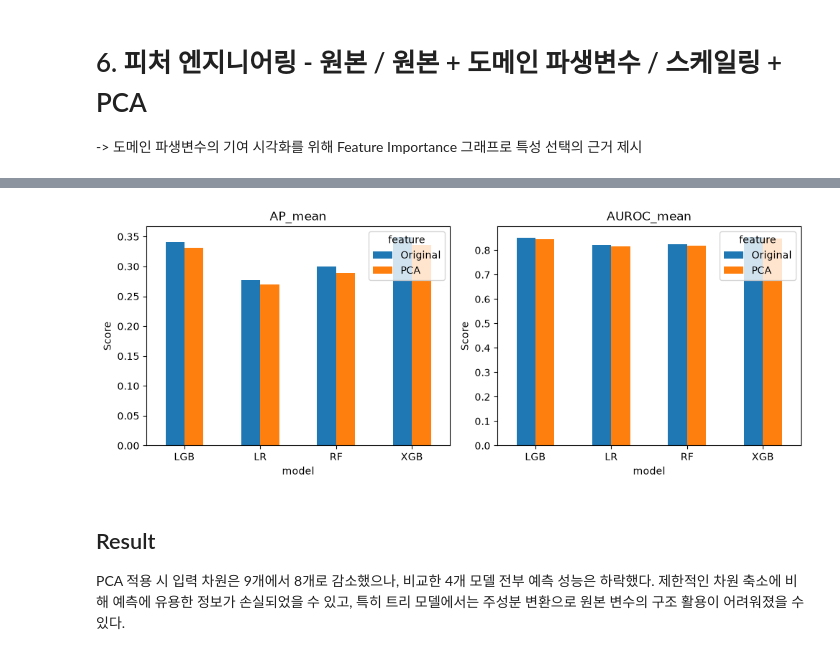
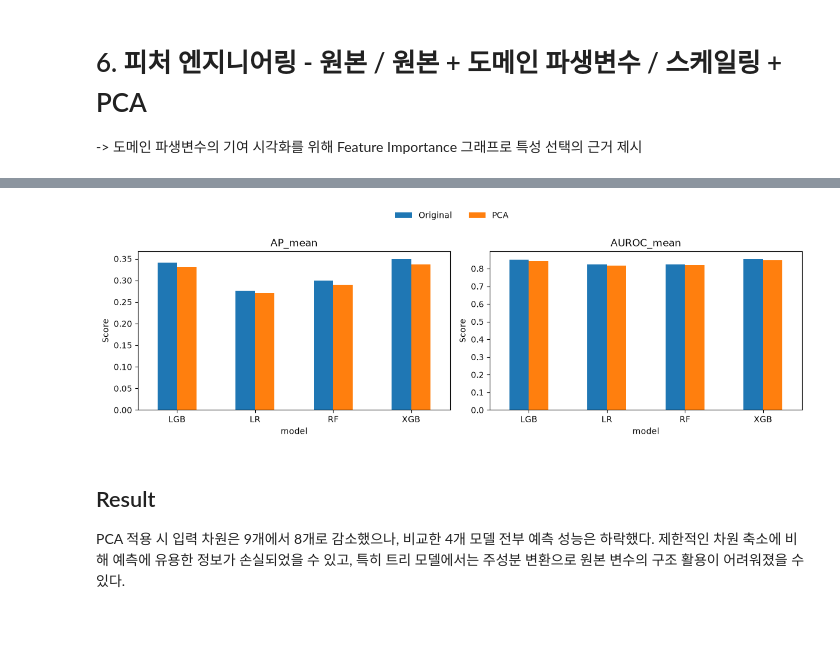
Before and after one commit to Enqlenqkq/GMSC_, a Jupyter notebook: ass.ipynb, the cells around one changed output, grey strips where cells are left out. Cells and saved outputs as stored; diff of their text form; code cells hidden in the pictures; blank space fills up the shorter version.

```diff
--- a/ass.ipynb
+++ b/ass.ipynb
@@ -556,20 +556,30 @@ display(best_feature_per_model)
 # %%
 fig, axes = plt.subplots(1, 2, figsize=(12, 4))
 
 for ax, metric in zip(axes, ["AP_mean", "AUROC_mean"]):
     feature_summary.pivot(
         index="model",
         columns="feature",
         values=metric,
-    ).plot(kind="bar", ax=ax, rot=0, figsize=(10, 4))
+    ).plot(kind="bar", ax=ax, rot=0)
 
     ax.set_title(metric)
     ax.set_ylabel("Score")
+    ax.legend_.remove()
 
-plt.tight_layout()
+# 공통 범례를 그림 위쪽에 배치
+handles, labels = axes[0].get_legend_handles_labels()
+fig.legend(
+    handles, labels,
+    loc="upper center",
+    ncol=2,
+    frameon=False,
+)
+
+plt.tight_layout(rect=[0, 0, 1, 0.90])  # 위쪽에 범례 공간 확보
 plt.show()
 # %% [output]
-[figure, old version]
+[figure, new version]
 # %% [markdown]
 ## Result
 PCA 적용 시 입력 차원은 9개에서 8개로 감소했으나, 비교한 4개 모델 전부 예측 성능은 하락했다. 제한적인 차원 축소에 비해 예측에 유용한 정보가 손실되었을 수 있고, 특히 트리 모델에서는 주성분 변환으로 원본 변수의 구조 활용이 어려워졌을 수 있다.
```
Also changed, not shown: parts of 14 cells of this notebook, 33 other files.
